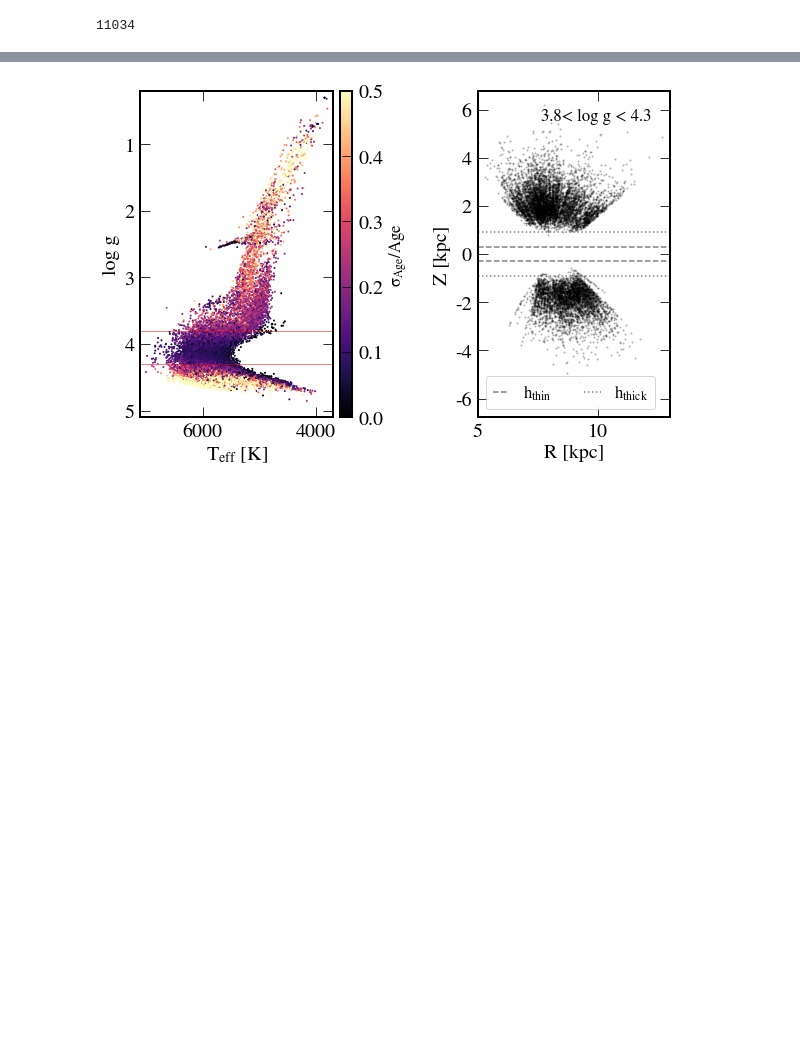
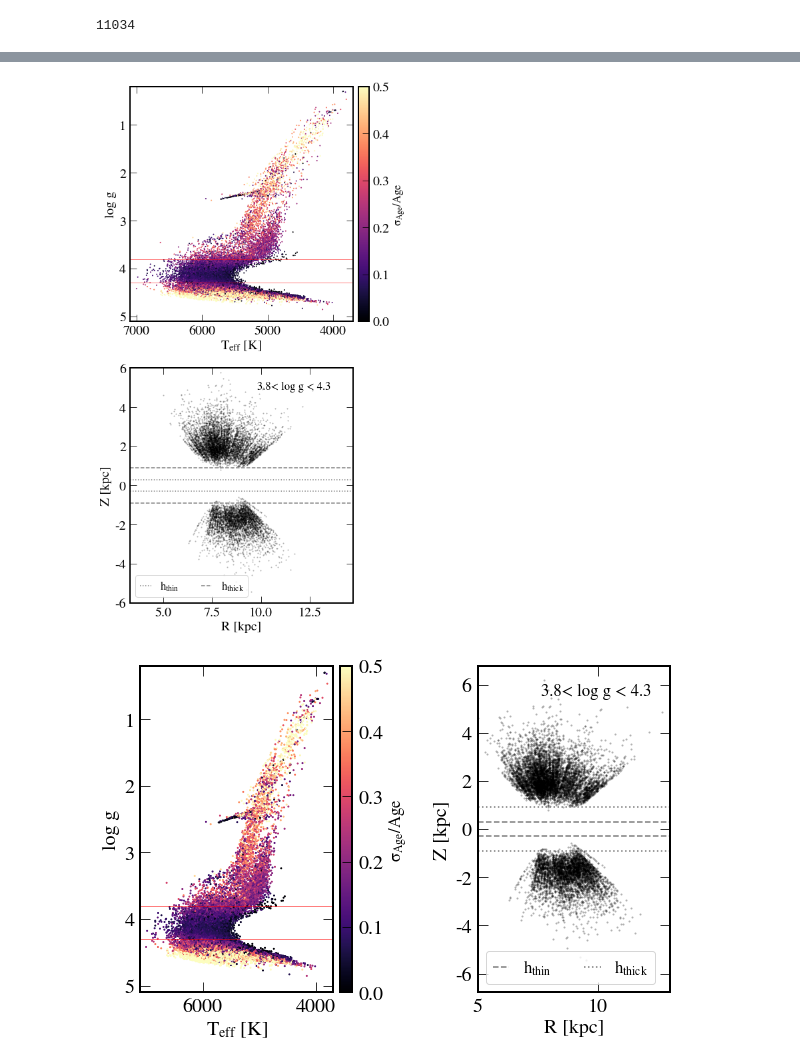
Before and after one commit to abonaca/mw_timing, a Jupyter notebook: notebooks/paper_figures.ipynb, the cells around one changed output, grey strips where cells are left out. Saved outputs shown, nothing was run; the diff lists cells and outputs as text; code cells hidden in the pictures; blank space fills up the shorter version.

```diff
--- a/notebooks/paper_figures.ipynb
+++ b/notebooks/paper_figures.ipynb
@@ -110,5 +110,46 @@ plt.savefig('../paper/afeh_selections.png')
 # %%
 rcyl = np.sqrt(t['X_gal']**2 + t['Y_gal']**2)
+# %%
+fig, ax = plt.subplots(2,1,figsize=(6,14.25), gridspec_kw=dict(hspace=0.2))
+
+plt.sca(ax[0])
+im = plt.scatter(t['Teff'], t['logg'], c=age_err/age, vmin=0, vmax=0.5, s=1, cmap='magma', rasterized=True)
+plt.axhline(loggmin, ls='-', color='r', alpha=0.5, lw=1)
+plt.axhline(loggmax, ls='-', color='r', alpha=0.5, lw=1)
+
+plt.xlim(7100,3700)
+plt.ylim(5.1,0.2)
+plt.xlabel('$T_{eff}$ [K]')
+plt.ylabel('log g')
+
+pos = plt.gca().get_position()
+cax = plt.axes([pos.x1+0.02,pos.y0,0.035,pos.y1 - pos.y0])
+plt.colorbar(im, cax=cax) #, ticks=[-5,-2.5,0,2.5,5])
+# plt.yticks(fontsize=font_tick)
+plt.ylabel('$\sigma_{Age} / Age$', fontsize='small')
+
+plt.sca(ax[1])
+plt.plot(rcyl[ind_safeage], t['Z_gal'][ind_safeage], 'ko', mew=0, ms=2, alpha=0.3, label='', rasterized=True)
+
+ls = [':', '--']
+labels = ['$h_{thin}$', '$h_{thick}$']
+for e, h in enumerate([0.3, 0.9]):
+    plt.axhline(h, color='0.5', ls=ls[e], label=labels[e])
+    plt.axhline(-h, color='0.5', ls=ls[e], label='')
+
+plt.text(0.9,0.91,'{:.1f}< log g < {:.1f}'.format(loggmin, loggmax), fontsize='small', transform=plt.gca().transAxes,
+        ha='right')
+plt.legend(loc=3, fontsize='small', handlelength=1, ncol=2)
+plt.ylim(-6,6)
+plt.xlim(5,13)
+plt.gca().set_aspect('equal', adjustable='datalim')
+plt.xlabel('R [kpc]')
+plt.ylabel('Z [kpc]')
+
+# plt.tight_layout()
+plt.savefig('../paper/sample.pdf')
+# %% [output]
+[figure, added]
 # %%
 fig, ax = plt.subplots(1,2,figsize=(9.5,6), gridspec_kw=dict(wspace=0.75))
 
```
Also changed, not shown: parts of 2 cells of this notebook.
